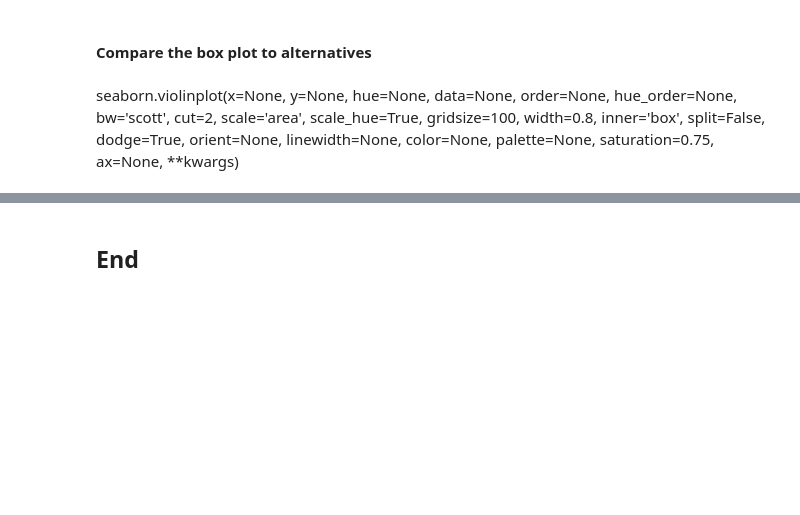
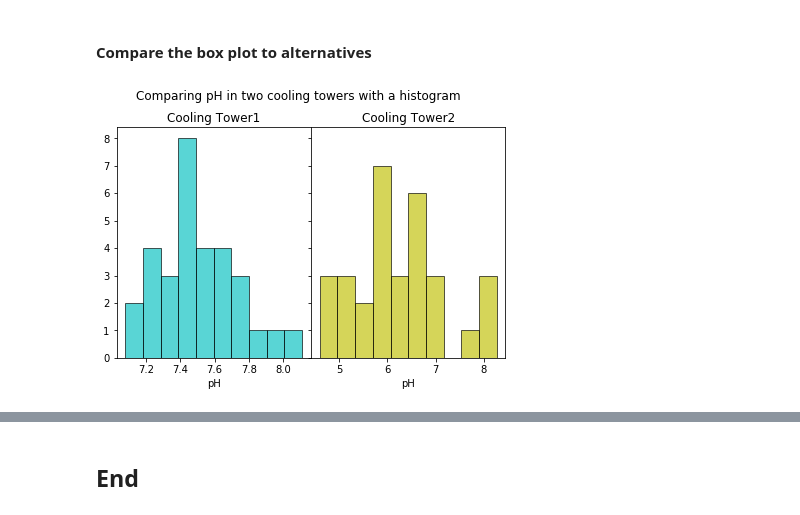
Before and after one commit to SimonMcLain/GMIT-Fundaments-of-Data-Analysis---Project, a Jupyter notebook: Box Plots.ipynb, the cells around one changed output, grey strips where cells are left out. Cells and saved outputs as stored; diff of their text form; code cells hidden in the pictures; blank space fills up the shorter version.

```diff
--- a/Box Plots.ipynb
+++ b/Box Plots.ipynb
@@ -153,4 +138,25 @@ plt.show()
 # %% [markdown]
 #### Compare the box plot to alternatives
-# %% [markdown]
-seaborn.violinplot(x=None, y=None, hue=None, data=None, order=None, hue_order=None, bw='scott', cut=2, scale='area', scale_hue=True, gridsize=100, width=0.8, inner='box', split=False, dodge=True, orient=None, linewidth=None, color=None, palette=None, saturation=0.75, ax=None, **kwargs)
+# %%
+f, axarr = plt.subplots(1, 2, sharey=True)
+f.subplots_adjust(left=0.08, right=0.98, bottom=0.05, top=0.85,
+                    hspace=0.6, wspace=0)
+
+axarr[0].hist(df['Cooling Tower 1'], bins=10, color='c', edgecolor='k', alpha=0.65, Label="CT1")
+axarr[0].set_title("Cooling Tower1")
+axarr[0].set_xlabel('pH')
+
+
+
+axarr[1].hist(df['Cooling Tower 2'], bins=10, color='y', edgecolor='k', alpha=0.65)
+axarr[1].set_title("Cooling Tower2")
+axarr[1].set_xlabel('pH')
+
+
+
+f.suptitle("Comparing pH in two cooling towers with a histogram")
+
+
+plt.show()
+# %% [output]
+[figure, added]
```
Also changed, not shown: parts of 10 cells of this notebook.
